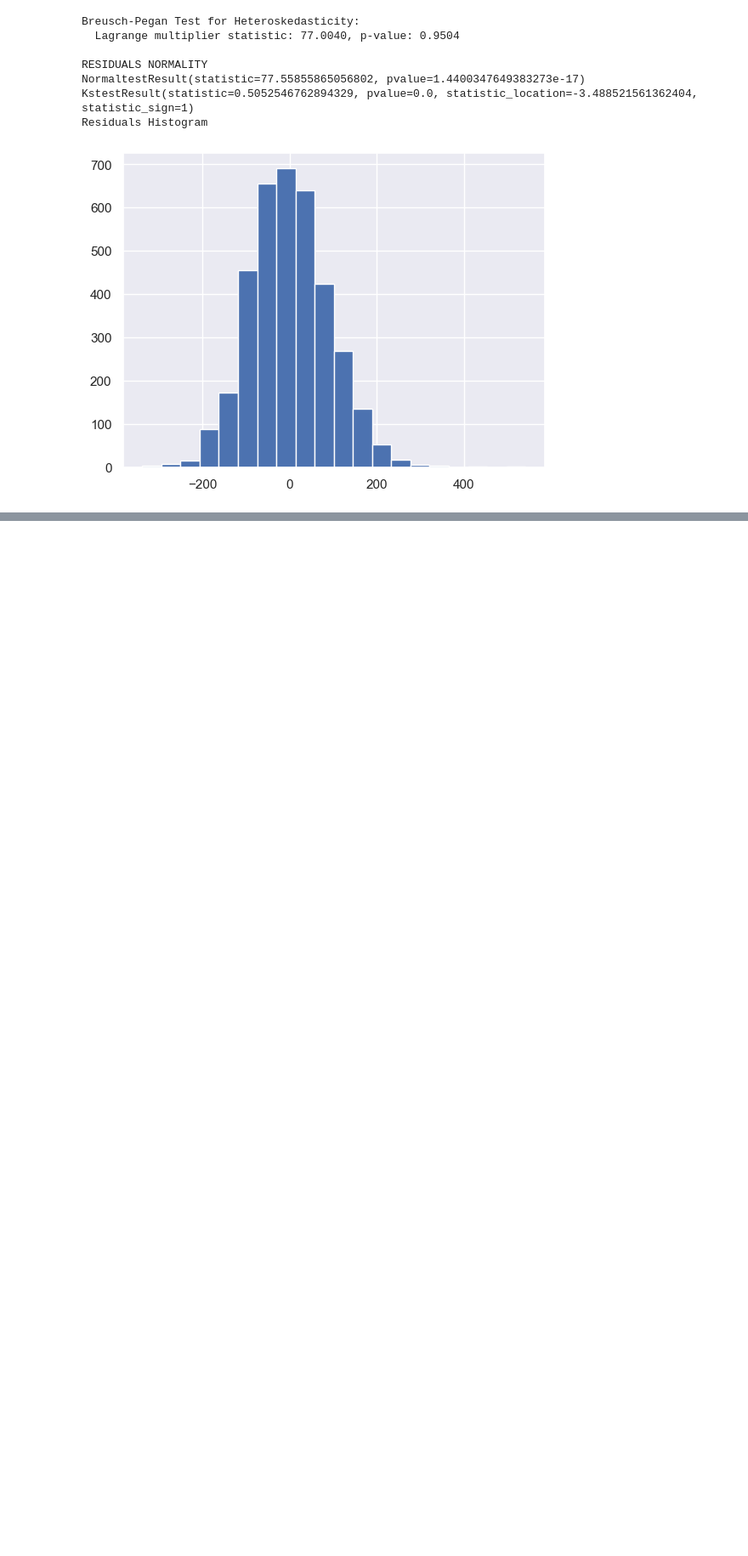
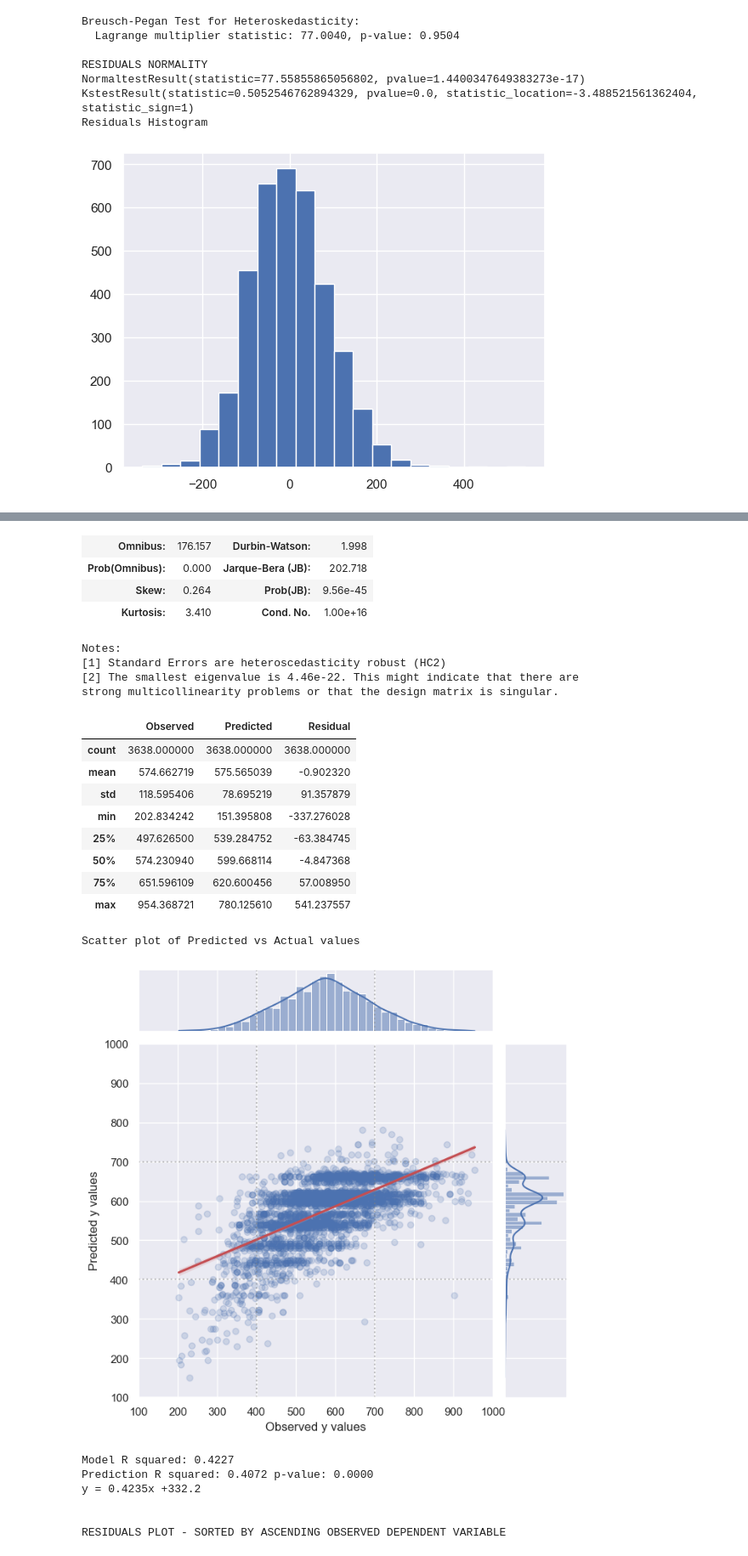
Before and after one commit to danielmpaula/TCC_Final, a Jupyter notebook: Daniel Paula Regression Models.ipynb, the cells around one changed output, grey strips where cells are left out. Shown at 85% size. Drawn from its saved outputs; the diff is of its cells as text; code cells hidden in the pictures; blank space fills up the shorter version.

```diff
--- a/Daniel Paula Regression Models.ipynb
+++ b/Daniel Paula Regression Models.ipynb
@@ -1100,0 +1272,6 @@ Residuals Histogram
+# %%
+hc = 'HC2'
+print(hc)
+display(OLS_model_HC[hc].summary())
+create_scatter(model_corr=OLS_model_HC[hc].rsquared, y_pred=y_pred_HC[hc], y_test=y_test_HC[hc], X_test=X_test_HC[hc])
+# %% [output]
@@ -1100,0 +1305,25 @@ Residuals Histogram
+| Omnibus: | 176.157 | Durbin-Watson: | 1.998 |
+| Prob(Omnibus): | 0.000 | Jarque-Bera (JB): | 202.718 |
+| Skew: | 0.264 | Prob(JB): | 9.56e-45 |
+| Kurtosis: | 3.410 | Cond. No. | 1.00e+16 |
+Notes:
+[1] Standard Errors are heteroscedasticity robust (HC2)
+[2] The smallest eigenvalue is 4.46e-22. This might indicate that there are
+strong multicollinearity problems or that the design matrix is singular.
+|  | Observed | Predicted | Residual |
+| count | 3638.000000 | 3638.000000 | 3638.000000 |
+| mean | 574.662719 | 575.565039 | -0.902320 |
+| std | 118.595406 | 78.695219 | 91.357879 |
+| min | 202.834242 | 151.395808 | -337.276028 |
+| 25% | 497.626500 | 539.284752 | -63.384745 |
+| 50% | 574.230940 | 599.668114 | -4.847368 |
+| 75% | 651.596109 | 620.600456 | 57.008950 |
+| max | 954.368721 | 780.125610 | 541.237557 |
+Scatter plot of Predicted vs Actual values
+[figure, added]
+Model R squared: 0.4227
+Prediction R squared: 0.4072 p-value: 0.0000
+y = 0.4235x +332.2
+
+
+RESIDUALS PLOT - SORTED BY ASCENDING OBSERVED DEPENDENT VARIABLE
```
Also changed, not shown: parts of 20 cells of this notebook, 1 other file.
